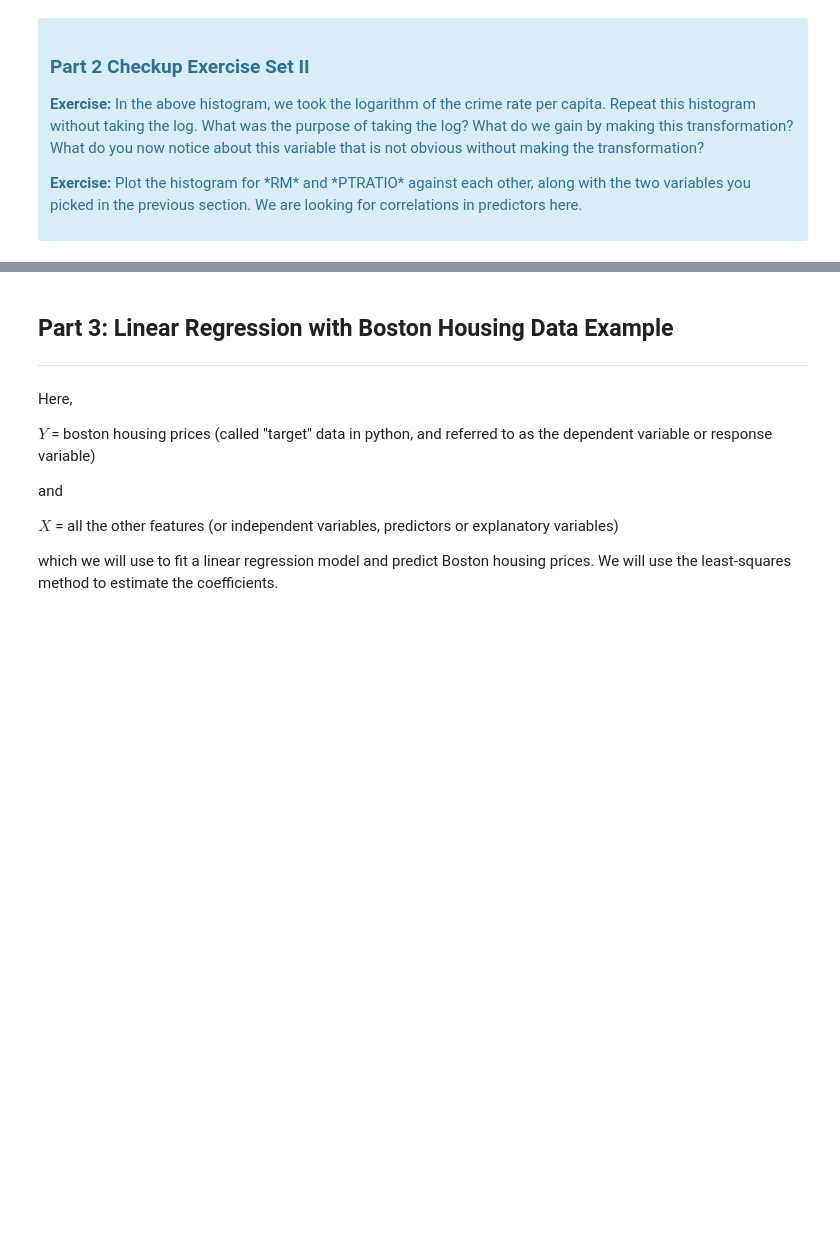
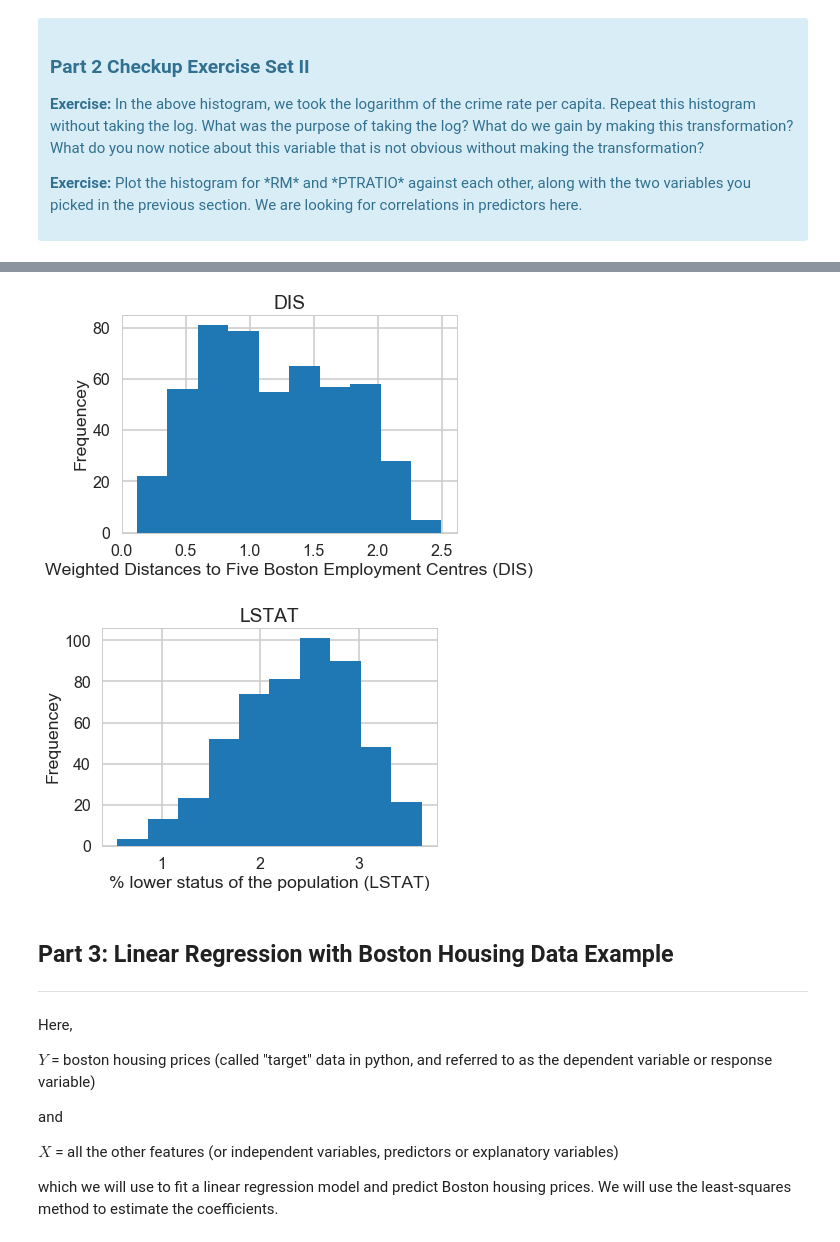
Before and after one commit to isabelvanzijl/Springboard_Other, a Jupyter notebook: Linear_Regression/Mini_Project_Linear_Regression.ipynb, the cells around one changed output, grey strips where cells are left out. Saved outputs shown, nothing was run; the diff lists cells and outputs as text; code cells hidden in the pictures; blank space fills up the shorter version.

```diff
--- a/Linear_Regression/Mini_Project_Linear_Regression.ipynb
+++ b/Linear_Regression/Mini_Project_Linear_Regression.ipynb
@@ -372,3 +410,20 @@ plt.show()
+# %%
+# DIS histogram
+plt.hist(np.log(bos.DIS))
+plt.title("DIS")
+plt.xlabel("Weighted Distances to Five Boston Employment Centres (DIS)")
+plt.ylabel("Frequencey")
+plt.show()
+
+# PTRATIO histogram
+plt.hist(np.log(bos.LSTAT))
+plt.title("LSTAT")
+plt.xlabel("% lower status of the population (LSTAT)")
+plt.ylabel("Frequencey")
+plt.show()
+# %% [output]
+[figure, added]
+[figure, added]
 # %% [markdown]
 ## Part 3: Linear Regression with Boston Housing Data Example
 ***
```
Also changed, not shown: parts of 14 cells of this notebook.
